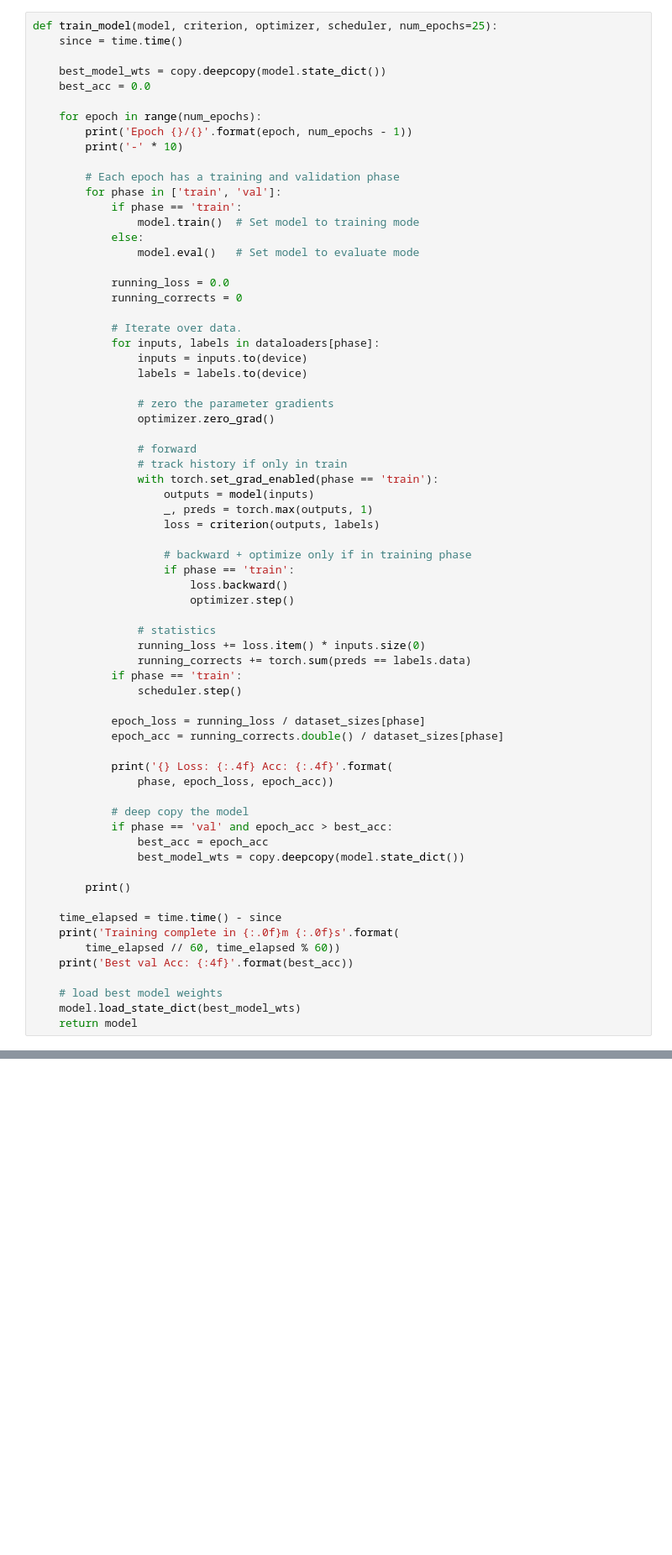
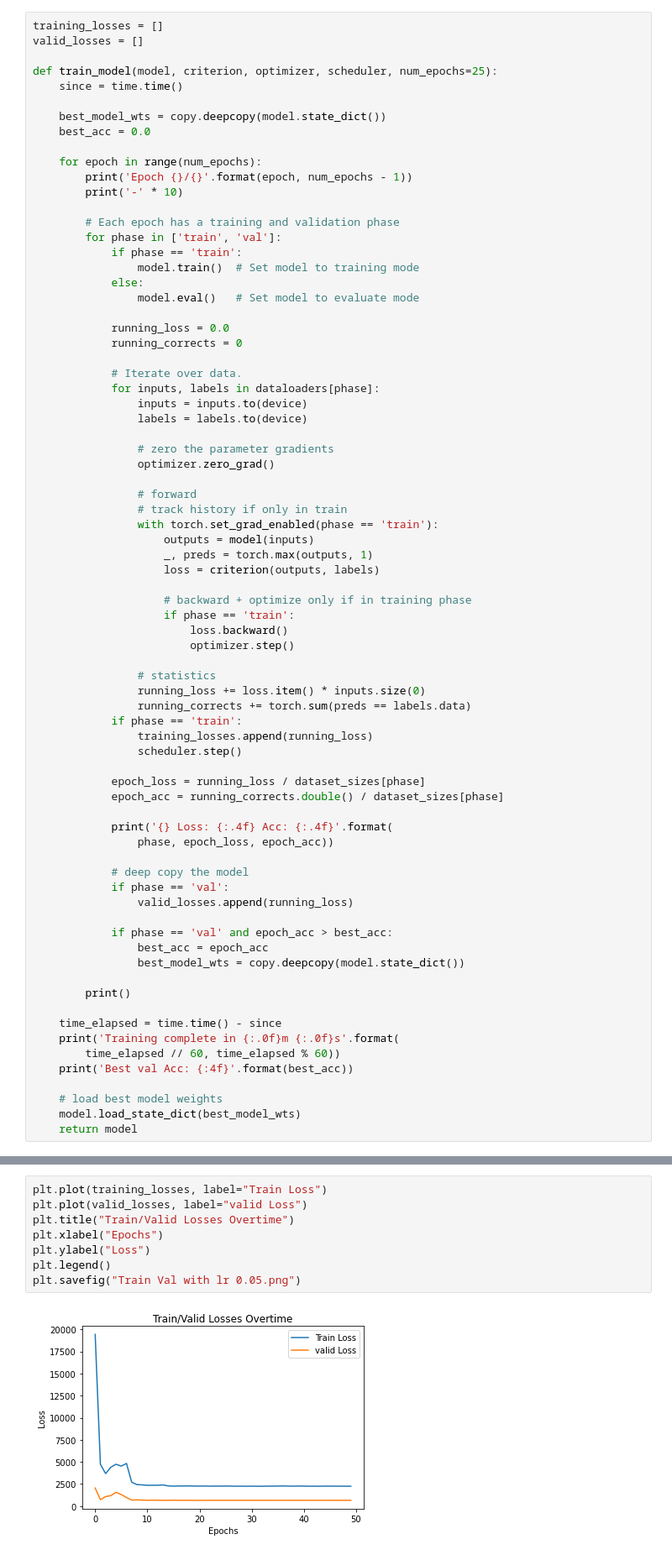
Before and after one commit to martinoywa/MERA, a Jupyter notebook: models/notebooks/audio_model_training.ipynb, the cells around one changed output, grey strips where cells are left out. Shown at 84% size. Drawn from its saved outputs; the diff is of its cells as text; blank space fills up the shorter version.

```diff
--- a/models/notebooks/audio_model_training.ipynb
+++ b/models/notebooks/audio_model_training.ipynb
@@ -83,4 +83,7 @@ imshow(out, title=[class_names[x] for x in classes])
 # %%
+training_losses = []
+valid_losses = []
+
 def train_model(model, criterion, optimizer, scheduler, num_epochs=25):
     since = time.time()
 
@@ -125,6 +128,7 @@ def train_model(model, criterion, optimizer, scheduler, num_epochs=25):
                 running_loss += loss.item() * inputs.size(0)
                 running_corrects += torch.sum(preds == labels.data)
             if phase == 'train':
+                training_losses.append(running_loss)
                 scheduler.step()
 
             epoch_loss = running_loss / dataset_sizes[phase]
@@ -134,6 +138,9 @@ def train_model(model, criterion, optimizer, scheduler, num_epochs=25):
                 phase, epoch_loss, epoch_acc))
 
             # deep copy the model
+            if phase == 'val':
+                valid_losses.append(running_loss)
+
             if phase == 'val' and epoch_acc > best_acc:
                 best_acc = epoch_acc
                 best_model_wts = copy.deepcopy(model.state_dict())
@@ -194,2 +201,12 @@ Best val Acc: 0.360849
+# %%
+plt.plot(training_losses, label="Train Loss")
+plt.plot(valid_losses, label="valid Loss")
+plt.title("Train/Valid Losses Overtime")
+plt.xlabel("Epochs")
+plt.ylabel("Loss")
+plt.legend()
+plt.savefig("Train Val with lr 0.05.png")
+# %% [output]
+[figure, added]
 # %%
 # save model
```
Also changed, not shown: parts of 6 cells of this notebook, 1 other file.
